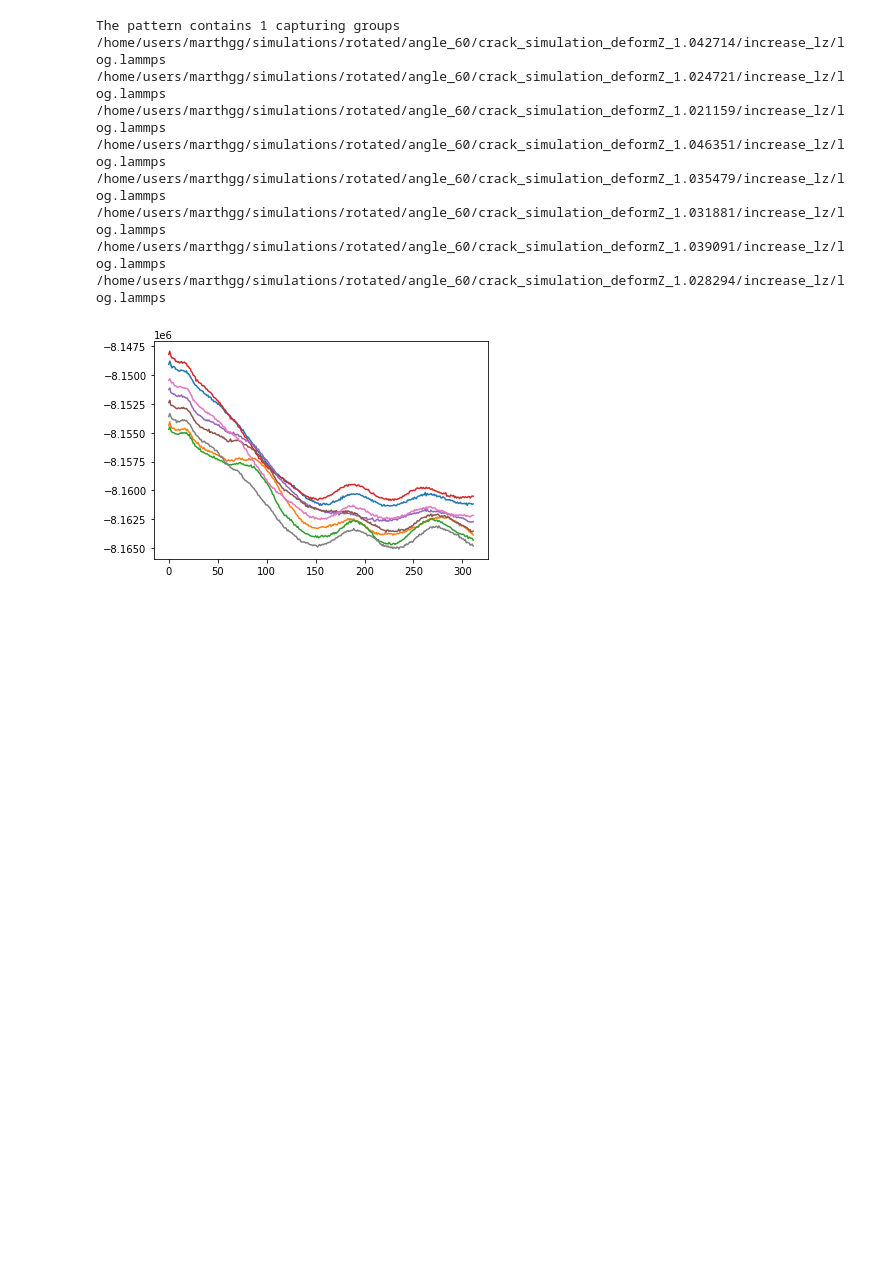
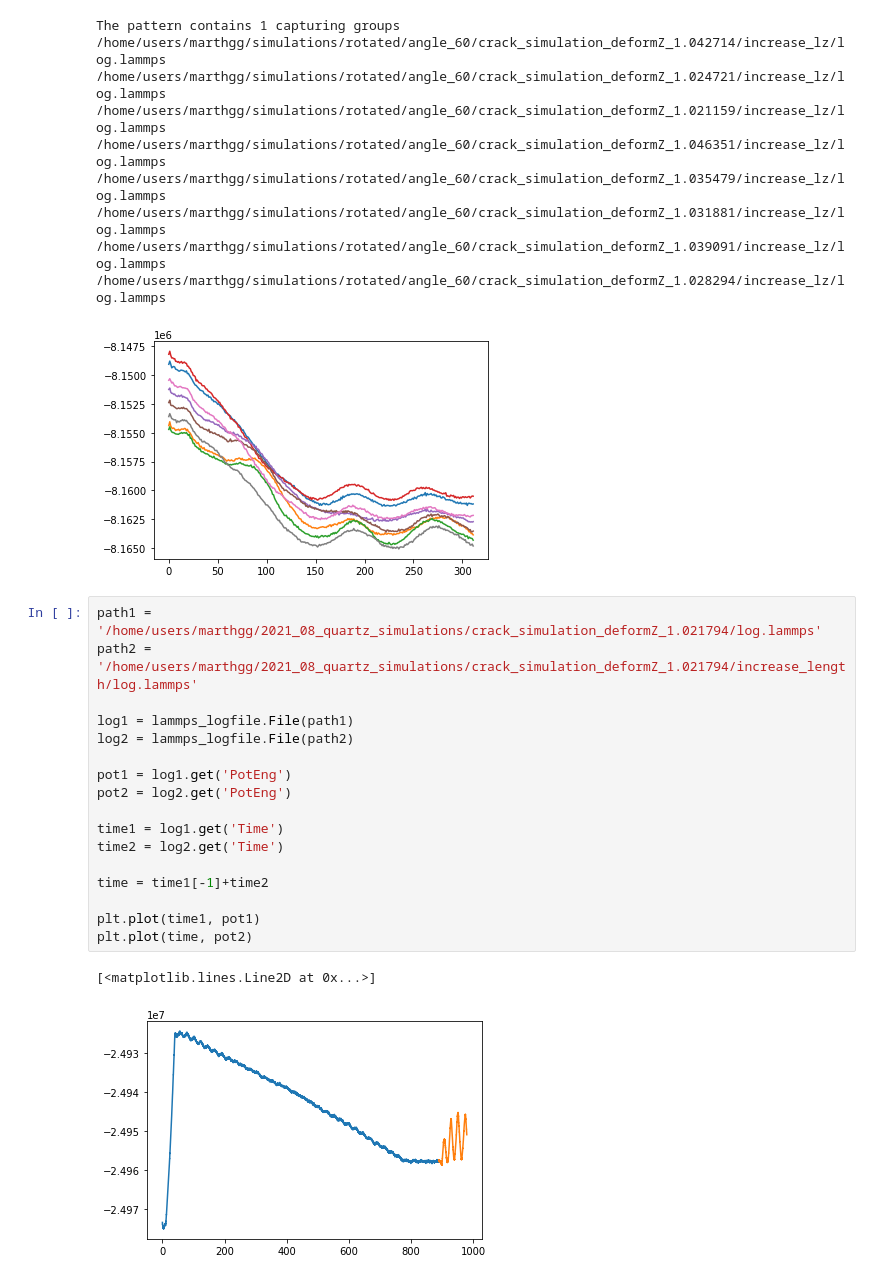
Before and after one commit to marthgg/crack-simulations, a Jupyter notebook: notebooks/potentialEnergy.ipynb, the cells around one changed output. Saved outputs shown, nothing was run; the diff lists cells and outputs as text; blank space fills up the shorter version.

```diff
--- a/notebooks/potentialEnergy.ipynb
+++ b/notebooks/potentialEnergy.ipynb
@@ -112,3 +353,23 @@ The pattern contains 1 capturing groups
 /home/users/marthgg/simulations/rotated/angle_60/crack_simulation_deformZ_1.039091/increase_lz/log.lammps
 /home/users/marthgg/simulations/rotated/angle_60/crack_simulation_deformZ_1.028294/increase_lz/log.lammps
 [figure]
+# %%
+path1 = '/home/users/marthgg/2021_08_quartz_simulations/crack_simulation_deformZ_1.021794/log.lammps'
+path2 = '/home/users/marthgg/2021_08_quartz_simulations/crack_simulation_deformZ_1.021794/increase_length/log.lammps'
+
+log1 = lammps_logfile.File(path1)
+log2 = lammps_logfile.File(path2)
+
+pot1 = log1.get('PotEng')
+pot2 = log2.get('PotEng')
+
+time1 = log1.get('Time')
+time2 = log2.get('Time')
+
+time = time1[-1]+time2
+
+plt.plot(time1, pot1)
+plt.plot(time, pot2)
+# %% [output]
+[<matplotlib.lines.Line2D at 0x...>]
+[figure, added]
```
Also changed, not shown: parts of 5 cells of this notebook, 10 other files.
